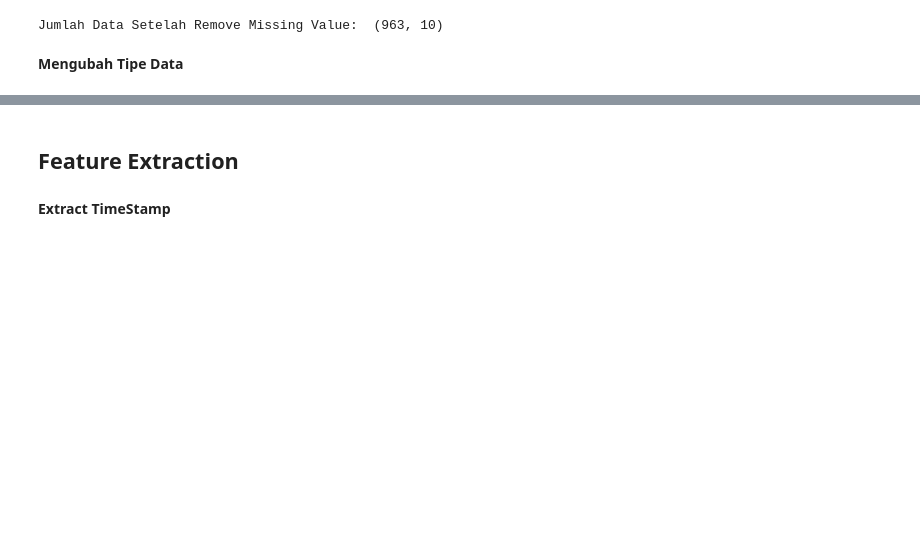
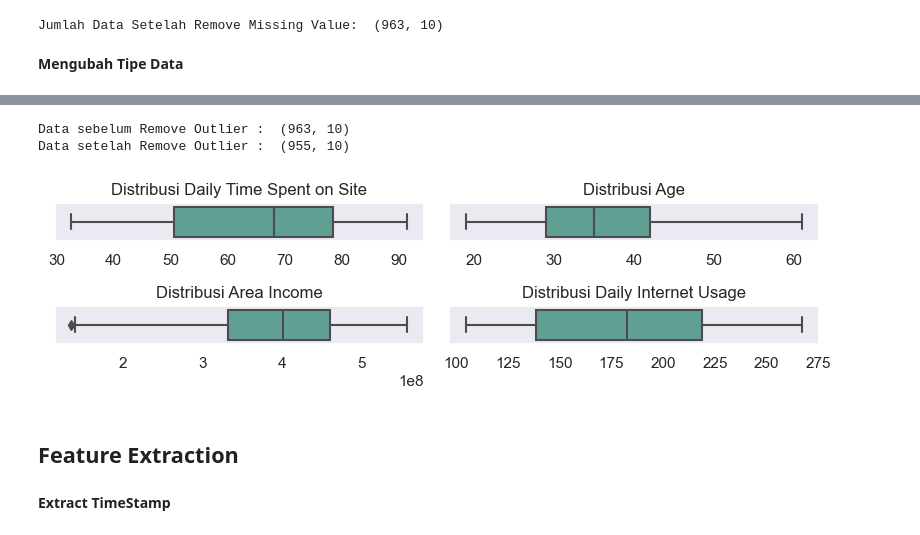
Before and after one commit to JodhiKrisantus/Predict-Customer-Clicked-Ads-Classification, a Jupyter notebook: Classification - Predict Clicked Ads.ipynb, the cells around one changed output, grey strips where cells are left out. Saved outputs shown, nothing was run; the diff lists cells and outputs as text; code cells hidden in the pictures; blank space fills up the shorter version.

```diff
--- a/Classification - Predict Clicked Ads.ipynb
+++ b/Classification - Predict Clicked Ads.ipynb
@@ -315,3 +347,27 @@ df_pre['Timestamp'] = pd.to_datetime(df_pre['Timestamp'])
+# %%
+print('Data sebelum Remove Outlier : ',df_pre.shape)
+q1 = df_pre['Area Income'].quantile(0.25)
+q3 = df_pre['Area Income'].quantile(0.75)
+iqr = q3-q1
+low_limit = q1 - (1.5*iqr)
+high_limit = q3 + (1.5*iqr)
+df_pre = df_pre[ (df_pre['Area Income']>low_limit) & (df_pre['Area Income']<high_limit) ]
+print('Data setelah Remove Outlier : ',df_pre.shape)
+# %% [output]
+Data sebelum Remove Outlier :  (963, 10)
+Data setelah Remove Outlier :  (955, 10)
+# %%
+numeric = ['Daily Time Spent on Site', 'Age', 'Area Income','Daily Internet Usage']
+plt.figure(figsize=(8,3))
+sns.set_theme(style='dark', palette='dark:#5A9_r')
+for i in range(len(numeric)):
+    plt.subplot(3,2,i+1)
+    sns.boxplot(data=df_pre, x=numeric[i])
+    plt.title(f'Distribusi {numeric[i]}')
+    plt.xlabel('')
+plt.tight_layout()
+# %% [output]
+[figure, added]
 # %% [markdown]
 ## Feature Extraction
 # %% [markdown]
```
Also changed, not shown: parts of 73 cells of this notebook.
